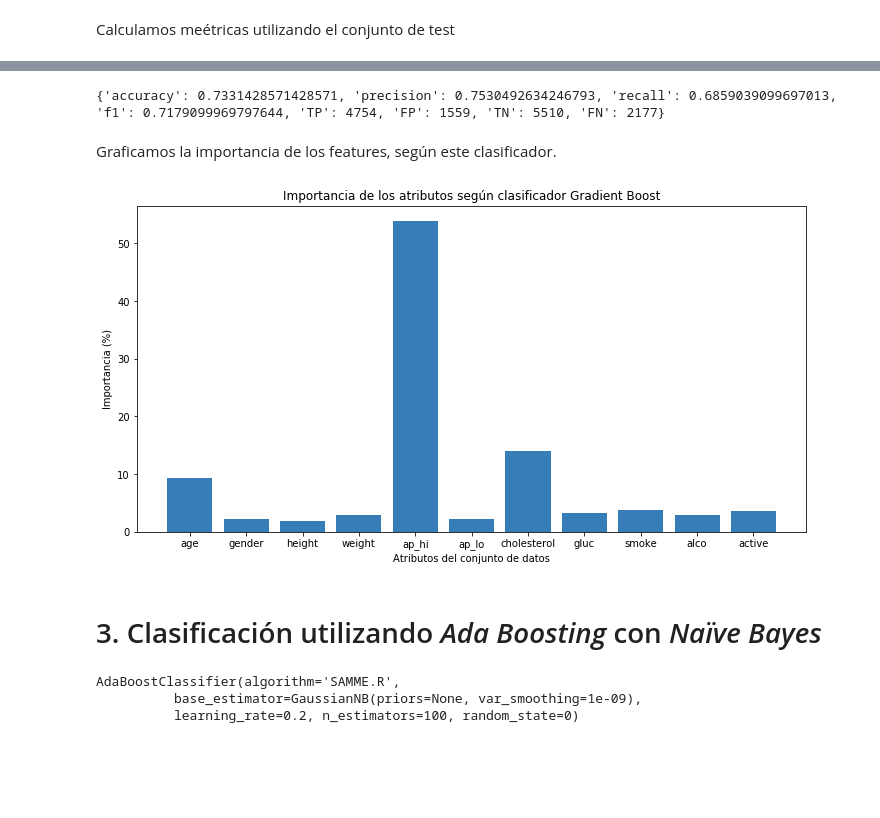
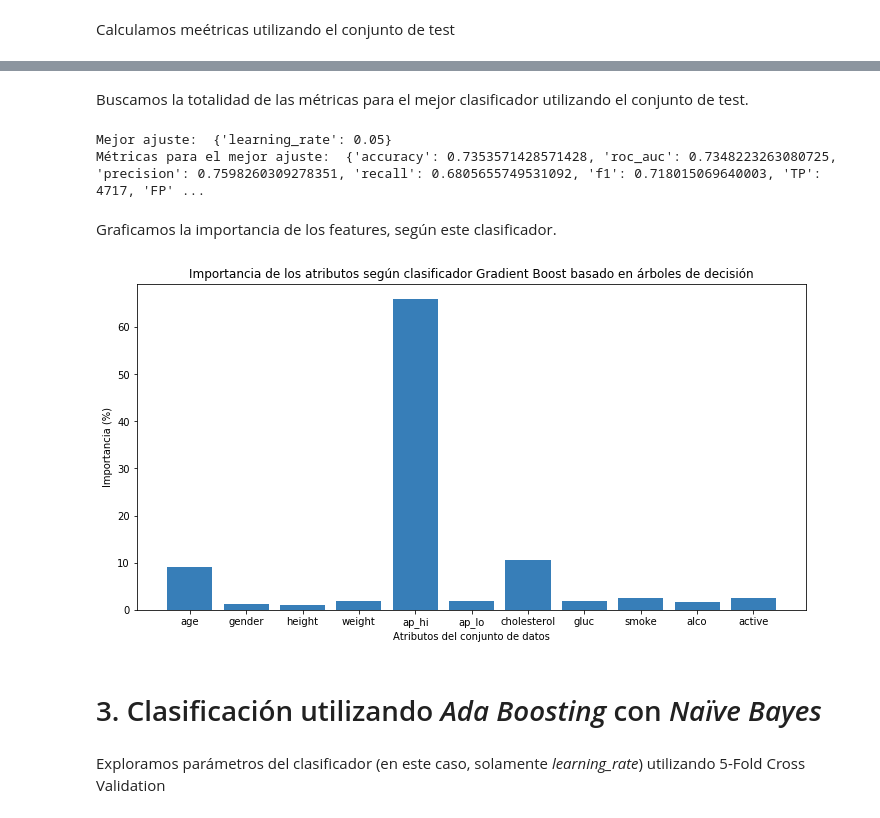
Before and after one commit to srovere/maestria-data-mining, a Jupyter notebook: src/python/aprendizaje-automatico/TP2/Ensambles.ipynb, the cells around one changed output, grey strips where cells are left out. Drawn from its saved outputs; the diff is of its cells as text; code cells hidden in the pictures; blank space fills up the shorter version.

Commit message:
Evaluacion de parametros con 5-fold cross validation

```diff
--- a/src/python/aprendizaje-automatico/TP2/Ensambles.ipynb
+++ b/src/python/aprendizaje-automatico/TP2/Ensambles.ipynb
@@ -69,4 +95,3 @@ clasificadorRandomForest = sklearn.ensemble.RandomForestClassifier(n_estimators=
                                                                    criterion="gini",
                                                                    max_depth=6,
                                                                    random_state=0)
-clasificadorRandomForest.fit(atributosDesarrollo, objetivoDesarrollo)
@@ -101,9 +143,7 @@ figura.show()
 # %% [markdown]
 # 2. Clasificación utilizando *Gradient Boosting* (XGBoost)
 # %%
-clasificadorXGBoost = xgboost.XGBClassifier(max_depth=6,
-                                            n_estimators=100,
-                                            learning_rate=0.2,
+clasificadorXGBoost = xgboost.XGBClassifier(n_estimators=100,
+                                            max_depth=6,
                                             objective='binary:logistic',
                                             seed=0)
-clasificadorXGBoost.fit(atributosDesarrollo, objetivoDesarrollo)
@@ -118,2 +150,10 @@ XGBClassifier(base_score=0.5, booster='gbtree', colsample_bylevel=1,
 # %% [markdown]
 Calculamos meétricas utilizando el conjunto de test
+# %%
+parametrosXGB = { "learning_rate": [ 0.01, 0.05, 0.1, 0.15, 0.20, 0.25, 0.30, 0.35, 0.40, 0.45, 0.5 ] }
+gridSearchXGB = sklearn.model_selection.GridSearchCV(estimator = clasificadorXGBoost, cv = 5, n_jobs = 2,
+                                                    param_grid = parametrosXGB, scoring = 'roc_auc',
+                                                    return_train_score=False)
+gridSearchXGB.fit(X=atributosDesarrollo, y=objetivoDesarrollo)
+performanceXGB = EvaluarPerformance(gridSearchXGB, parametrosXGB)
+print(performanceXGB)
@@ -120,32 +179,32 @@ Calculamos meétricas utilizando el conjunto de test
+# %% [markdown]
+Buscamos la totalidad de las métricas para el mejor clasificador utilizando el conjunto de test.
 # %%
-prediccionesXGB = clasificadorXGBoost.predict(atributosTest)
+prediccionesXGB = gridSearchXGB.best_estimator_.predict(atributosTest)
 metricasXGB     = CalcularMetricas(objetivoTest, prediccionesXGB)
-print(metricasXGB)
+print("Mejor ajuste: ", gridSearchXGB.best_params_)
+print("Métricas para el mejor ajuste: ", metricasXGB)
 # %% [output]
-{'accuracy': 0.7331428571428571, 'precision': 0.7530492634246793, 'recall': 0.6859039099697013, 'f1': 0.7179099969797644, 'TP': 4754, 'FP': 1559, 'TN': 5510, 'FN': 2177}
+Mejor ajuste:  {'learning_rate': 0.05}
+Métricas para el mejor ajuste:  {'accuracy': 0.7353571428571428, 'roc_auc': 0.7348223263080725, 'precision': 0.7598260309278351, 'recall': 0.6805655749531092, 'f1': 0.718015069640003, 'TP': 4717, 'FP' ...
 # %% [markdown]
 Graficamos la importancia de los features, según este clasificador.
 # %%
 valoresX      = atributosDesarrollo.columns
-valoresY      = 100 * clasificadorXGBoost.feature_importances_
+valoresY      = 100 * gridSearchXGB.best_estimator_.feature_importances_
 figura, panel = matplotlib.pyplot.subplots(figsize = (12, 6))
 panel.bar(valoresX, valoresY, color="#377eb8")
 panel.set_xlabel('Atributos del conjunto de datos')
 panel.set_ylabel('Importancia (%)')
-panel.set_title('Importancia de los atributos según clasificador Gradient Boost')
+panel.set_title('Importancia de los atributos según clasificador Gradient Boost basado en árboles de decisión')
 figura.show()
 # %% [output]
-[figure, old version]
+[figure, new version]
 # %% [markdown]
 # 3. Clasificación utilizando *Ada Boosting* con *Naïve Bayes*
 # %%
 estimadorBase        = sklearn.naive_bayes.GaussianNB()
 clasificadorAdaBoost = sklearn.ensemble.AdaBoostClassifier(n_estimators=100,
                                                            base_estimator=estimadorBase,
-                                                           learning_rate=0.2,
                                                            random_state=0)
-clasificadorAdaBoost.fit(atributosDesarrollo, objetivoDesarrollo)
-# %% [output]
-AdaBoostClassifier(algorithm='SAMME.R',
-          base_estimator=GaussianNB(priors=None, var_smoothing=1e-09),
-          learning_rate=0.2, n_estimators=100, random_state=0)
+# %% [markdown]
+Exploramos parámetros del clasificador (en este caso, solamente *learning_rate*) utilizando 5-Fold Cross Validation
```
Also changed, not shown: parts of 14 cells of this notebook.
